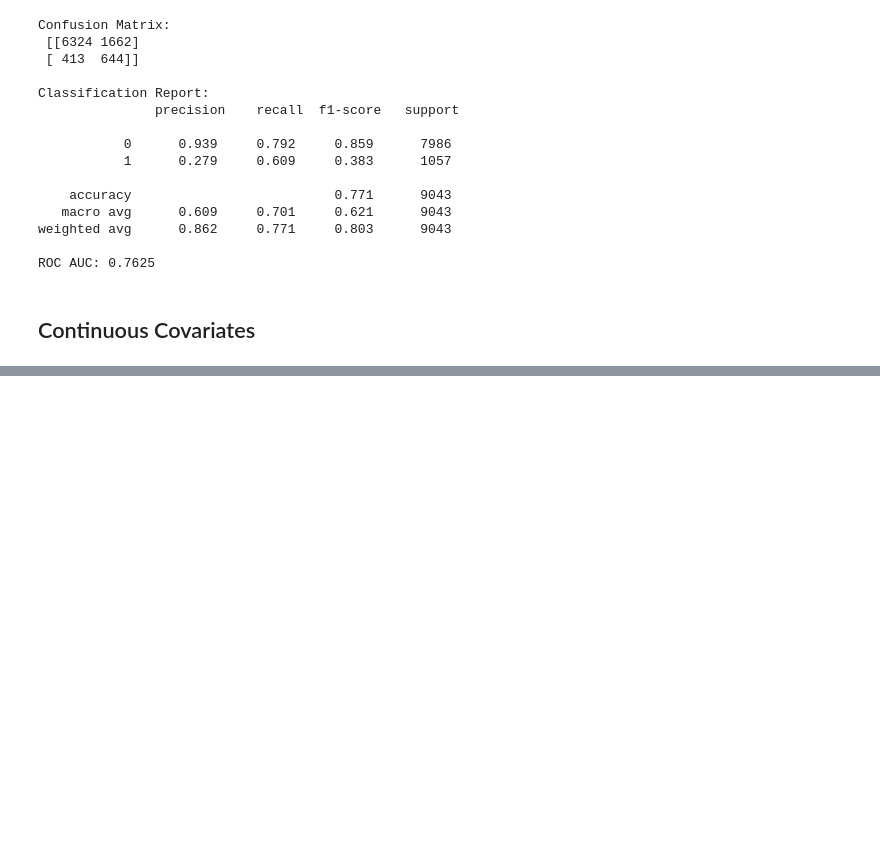
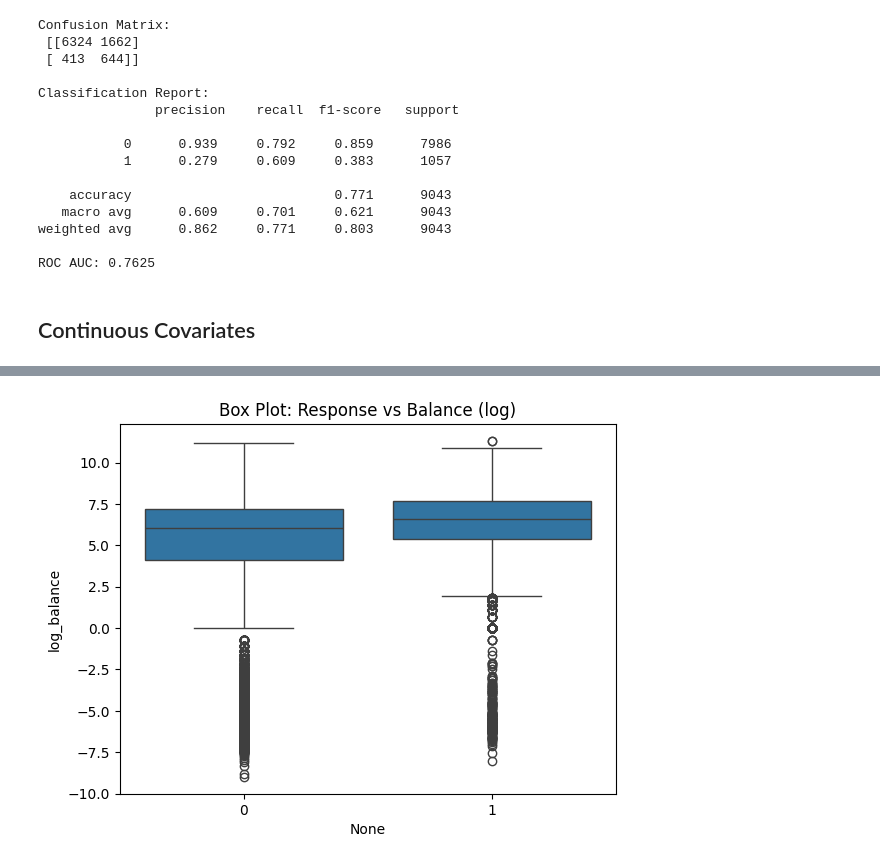
Before and after one commit to Supratim2004/Multivariate-Analysis-Project-Group-I, a Jupyter notebook: Numerical Part/modeling.ipynb, the cells around one changed output, grey strips where cells are left out. Cells and saved outputs as stored; diff of their text form; code cells hidden in the pictures; blank space fills up the shorter version.

```diff
--- a/Numerical Part/modeling.ipynb
+++ b/Numerical Part/modeling.ipynb
@@ -116,0 +133,8 @@ num_test_data['cat_prob'] = y_prob
+# %%
+num_train_data["log_balance"] = np.sign(num_train_data["balance"]) * np.log1p(np.abs(num_train_data["balance"]))
+num_test_data["log_balance"] = np.sign(num_test_data["balance"]) * np.log1p(np.abs(num_test_data["balance"]))
+sns.boxplot(y=num_train_data['log_balance'], x=y_train)
+plt.title("Box Plot: Response vs Balance (log)")
+plt.show()
+# %% [output]
+[figure, added]
```
Also changed, not shown: parts of 13 cells of this notebook.
